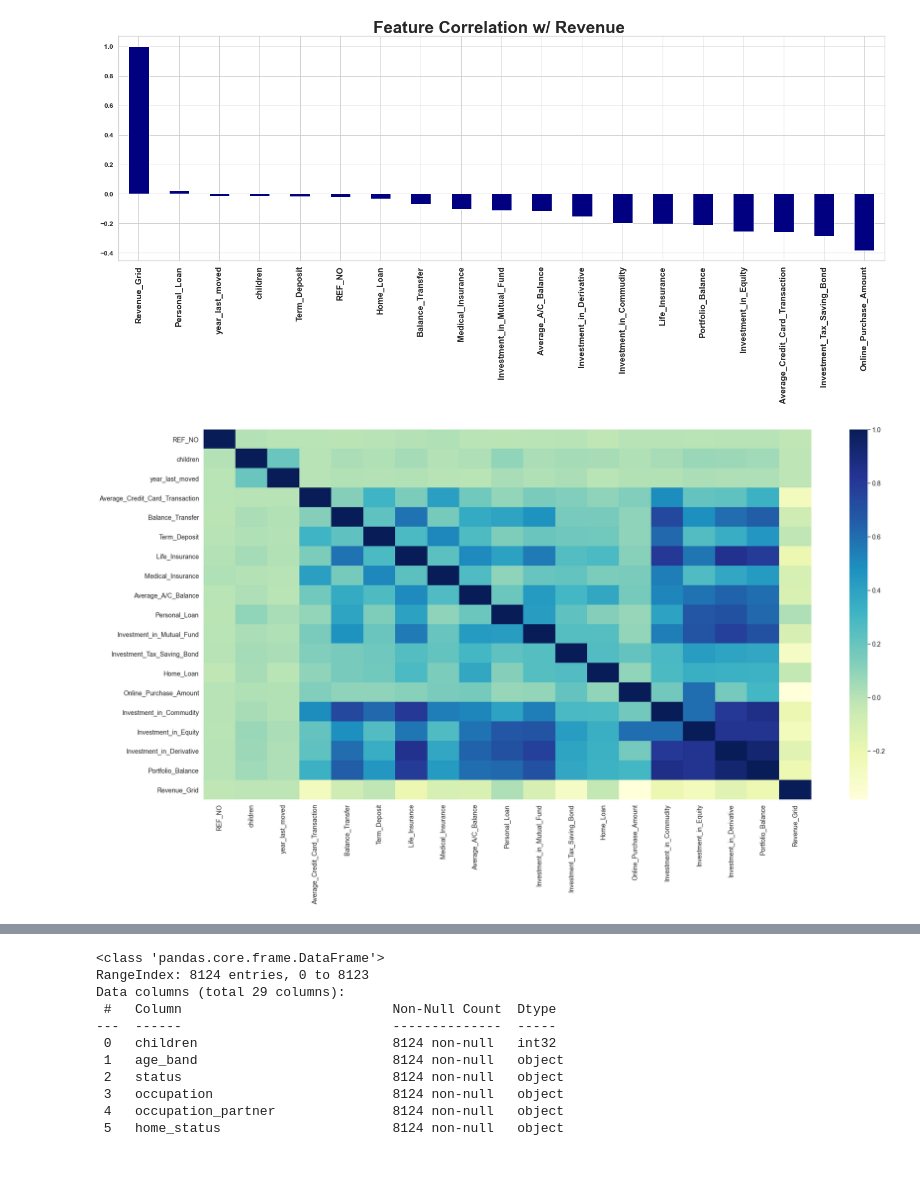
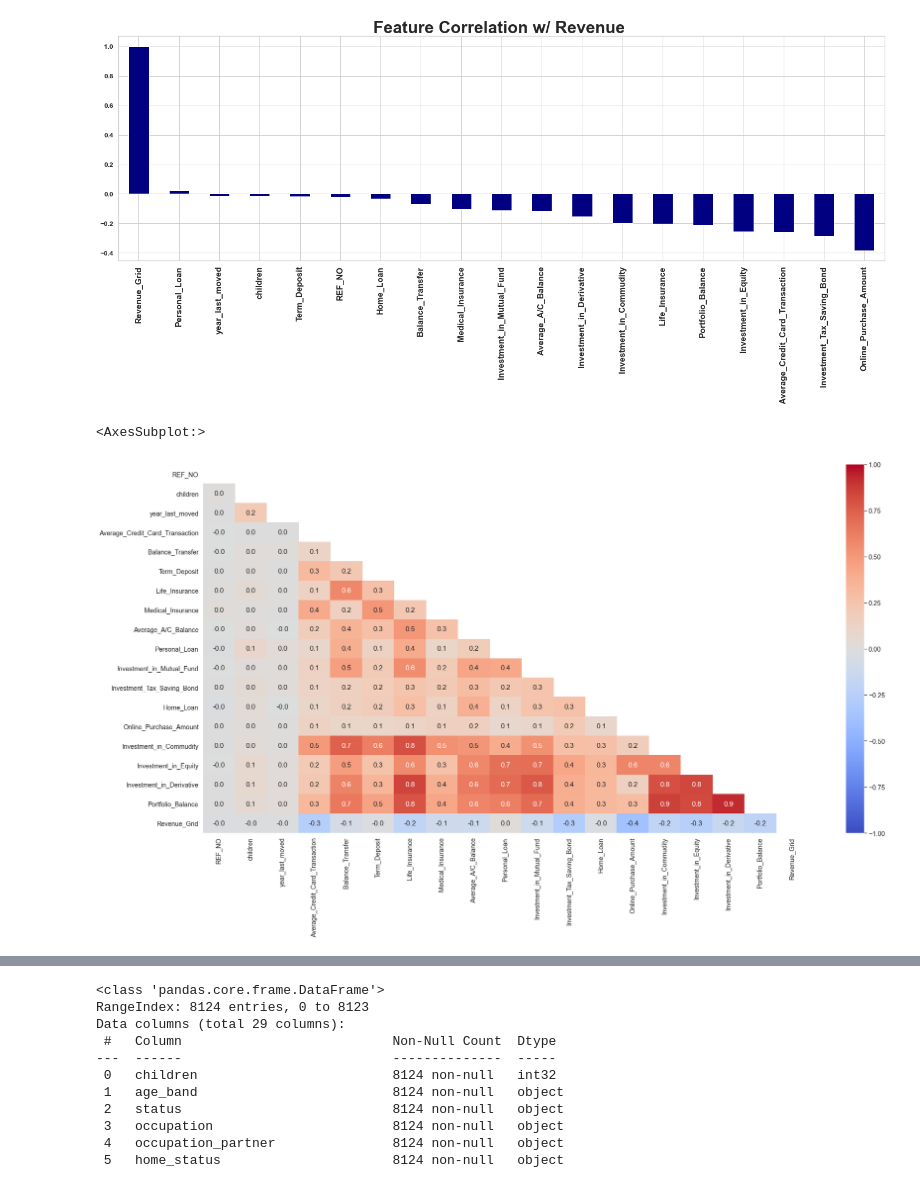
Before and after one commit to Karunakarbugide/Customer-Classification, a Jupyter notebook: customerClassification.ipynb, the cells around one changed output, grey strips where cells are left out. Drawn from its saved outputs; the diff is of its cells as text; code cells hidden in the pictures.

```diff
--- a/customerClassification.ipynb
+++ b/customerClassification.ipynb
@@ -628,8 +628,12 @@ plt.tight_layout()
 # %%
 # Visualize a heatmap for our features correlation values
 plt.figure(figsize = (30, 15))
-x = sns.heatmap(df_train.corr(), cmap = 'YlGnBu')
+
+# Generate correlation matrix heat map
+matrix = np.triu(df_train.corr())
+sns.heatmap(df_train.corr(), annot=True, fmt='.1f', vmin=-1, vmax=1, center= 0, cmap='coolwarm', mask=matrix)
 # %% [output]
+<AxesSubplot:>
-[figure, old version]
+[figure, new version]
 # %%
 #sns.pairplot(df_train, hue='Revenue_Grid')
```
Also changed, not shown: parts of 32 cells of this notebook, 1 other file.
